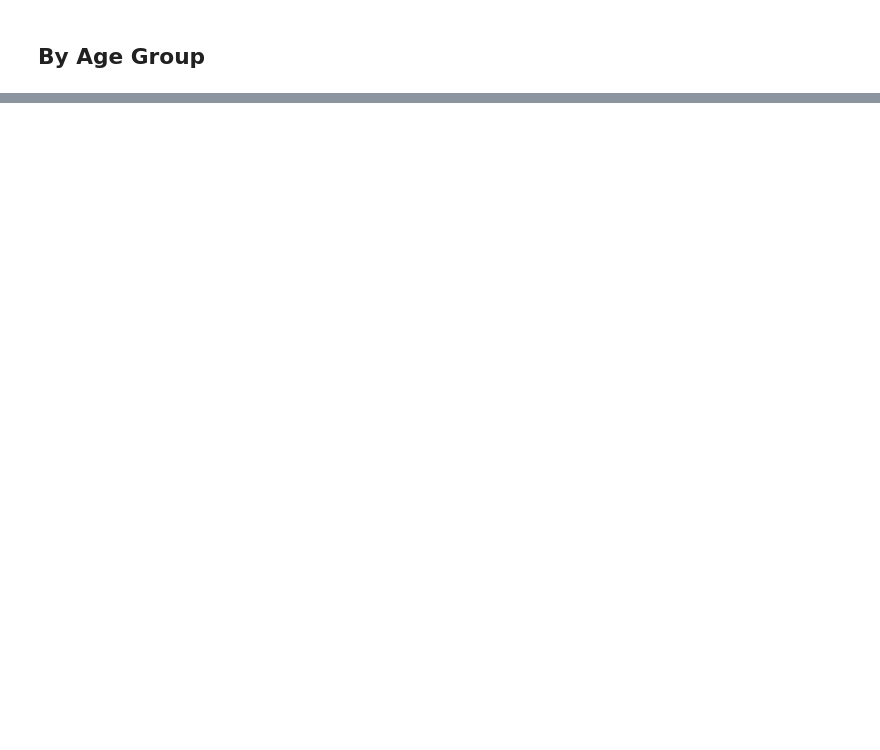
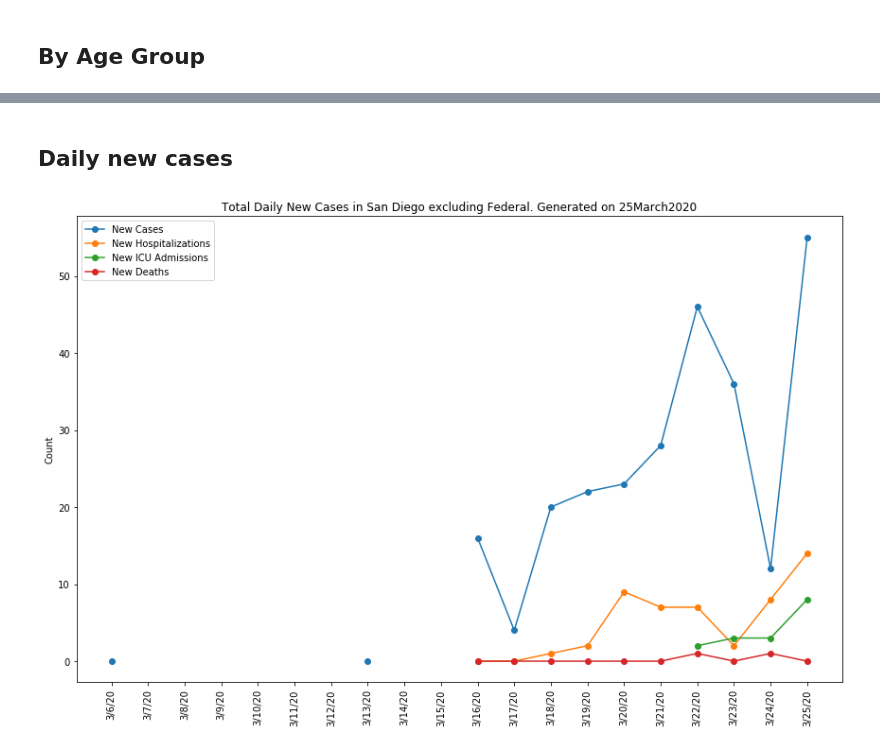
Before and after one commit to menis/sd_covid, a Jupyter notebook: sd_covid_analysis.ipynb, the cells around one changed output, grey strips where cells are left out. Cells and saved outputs as stored; diff of their text form; code cells hidden in the pictures; blank space fills up the shorter version.

```diff
--- a/sd_covid_analysis.ipynb
+++ b/sd_covid_analysis.ipynb
@@ -161,0 +165,38 @@ plt.savefig("./plots/ageaffectedSanDiego_nonfederal_"+today_str+".png")
+# %% [markdown]
+## Daily new cases
+# %%
+tc = df['sd_total']+df['nonsd_total']
+th = df['sd_hosp']+df['nonsd_hosp']
+ti = df['sd_icu']+df['nonsd_icu']
+td = df['sd_death']+df['nonsd_death']
+
+dnc = [None] * len(tc)
+dnh = [None] * len(tc)
+dni = [None] * len(tc)
+dnd = [None] * len(tc)
+
+for i in range(len(tc)):
+    if(i== 0):
+        dnc[i] = tc[i]
+        dnh[i] = th[i]
+        dni[i] = ti[i]
+        dnd[i] = td[i]
+    else:
+        dnc[i] = tc[i] - tc[i-1]
+        dnh[i] = th[i] - th[i-1]
+        dni[i] = ti[i] - ti[i-1]
+        dnd[i] = td[i] - td[i-1]
+# %%
+f, ax = plt.subplots(figsize=(12,8))
+ax.plot(df['date'], dnc, '-o', label="New Cases")
+ax.plot(df['date'], dnh, '-o', label="New Hospitalizations")
+ax.plot(df['date'], dni, '-o', label="New ICU Admissions")
+ax.plot(df['date'], dnd, '-o', label="New Deaths")
+plt.ylabel("Count")
+plt.legend(loc='upper left')
+plt.xticks(rotation='vertical')
+plt.title('Total Daily New Cases in San Diego excluding Federal. Generated on '+today_str)
+plt.tight_layout()
+plt.savefig("./plots/totalnewcasesinSanDiego_outcomedetail_nonfederal_"+today_str+".png")
+# %% [output]
+[figure, added]
```
Also changed, not shown: parts of 7 cells of this notebook, 18 other files.
